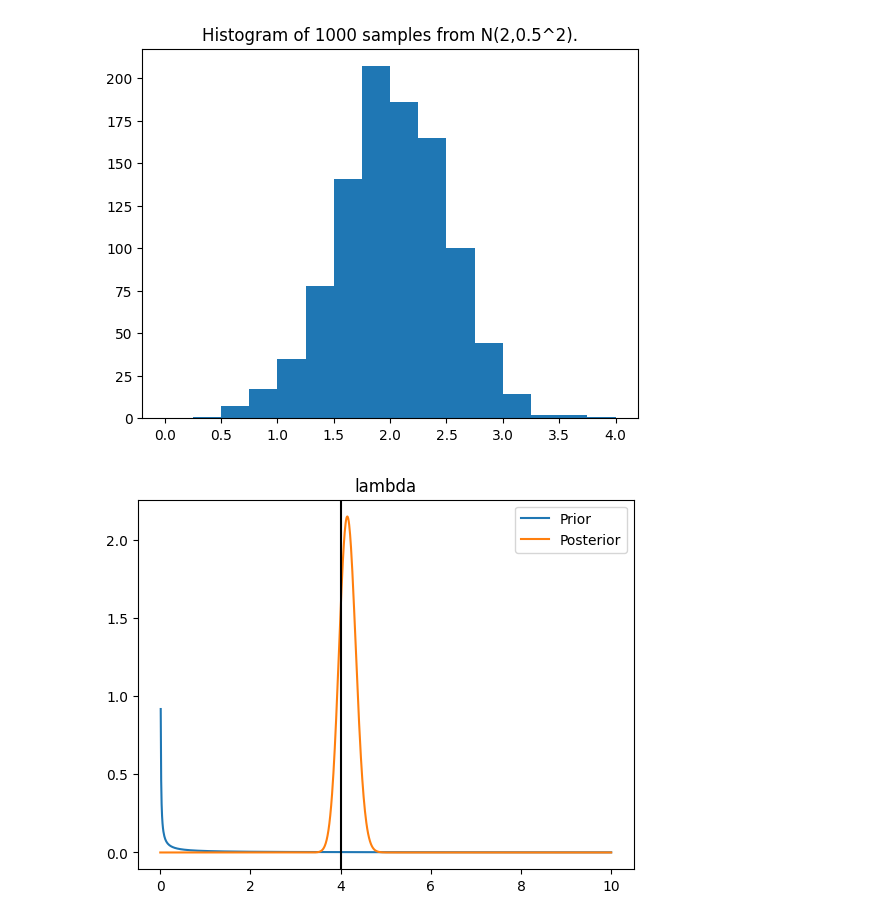
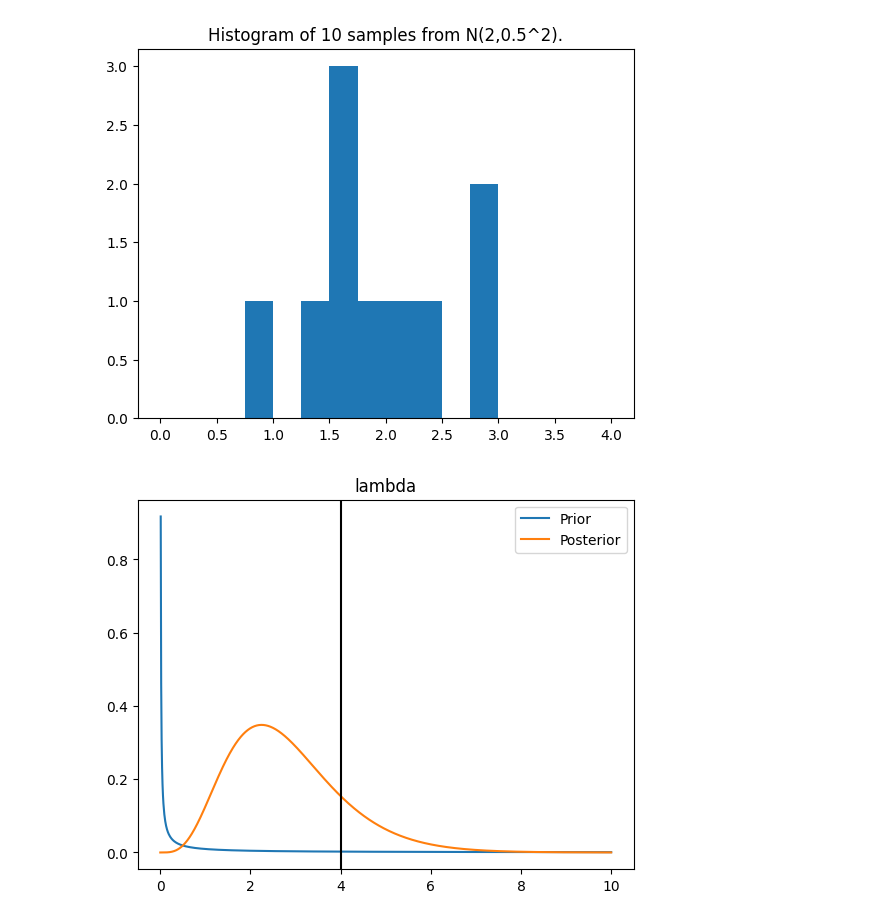
Before and after one commit to Carlos-Elias-Riv/CSAalto, a Jupyter notebook: MLAPM/normal_example_plots.ipynb, the cells around one changed output. Drawn from its saved outputs; the diff is of its cells as text; code cells hidden in the pictures.

```diff
--- a/MLAPM/normal_example_plots.ipynb
+++ b/MLAPM/normal_example_plots.ipynb
@@ -5,7 +5,7 @@ from scipy.stats import norm, gamma
 
 # SIMULATE THE TRUE DATA SET
 np.random.seed(1)
-num_samples = 1000
+num_samples = 10
 lambda_true = 4
 mu_true = 2
 sigma_true = 1/np.sqrt(lambda_true)
@@ -44,32 +44,32 @@ plt.show()
 
 
 mu_range = np.arange(1, 3.01, 0.01)
 gamma_prior_samples = np.random.gamma(a0, 1/b0, 100)
 prior_mu_pdf = np.mean([norm.pdf(mu_range, mu0, 1/np.sqrt(beta0*gamma_sample)) for gamma_sample in gamma_prior_samples], axis=0)
 
 gamma_posterior_samples = np.random.gamma(a_n, 1/b_n, 100)
 posterior_mu_pdf = np.mean([norm.pdf(mu_range, mu_n, 1/np.sqrt(beta_n*gamma_sample)) for gamma_sample in gamma_posterior_samples], axis=0)
 
 plt.plot(mu_range, prior_mu_pdf, label='Prior')
 plt.plot(mu_range, posterior_mu_pdf, label='Posterior')
 plt.axvline(x=mu_true, color='black')
 plt.title('mu')
 plt.legend()
 plt.show()
 
 # PLOT THE TRUE AND ESTIMATED DISTRIBUTIONS OF THE SAMPLES
 mu_hat = np.sum(posterior_mu_pdf * mu_range) / np.sum(posterior_mu_pdf)
 lambda_hat = np.sum(posterior_lambda_pdf * lambda_range) / np.sum(posterior_lambda_pdf)
 
 full_dist_range = np.arange(-2, 6.1, 0.1)
 true_pdf = norm.pdf(full_dist_range, mu_true, sigma_true)
 estimated_pdf = norm.pdf(full_dist_range, mu_hat, 1/np.sqrt(lambda_hat))
 
 plt.plot(full_dist_range, true_pdf, label='True')
 plt.plot(full_dist_range, estimated_pdf, label='Estimated')
 plt.title('Distribution of the samples')
 plt.legend()
 plt.show()
 # %% [output]
-[figure, old version]
+[figure, new version]
-[figure, old version]
+[figure, new version]
```
Also changed, not shown: parts of 1 cell of this notebook.
